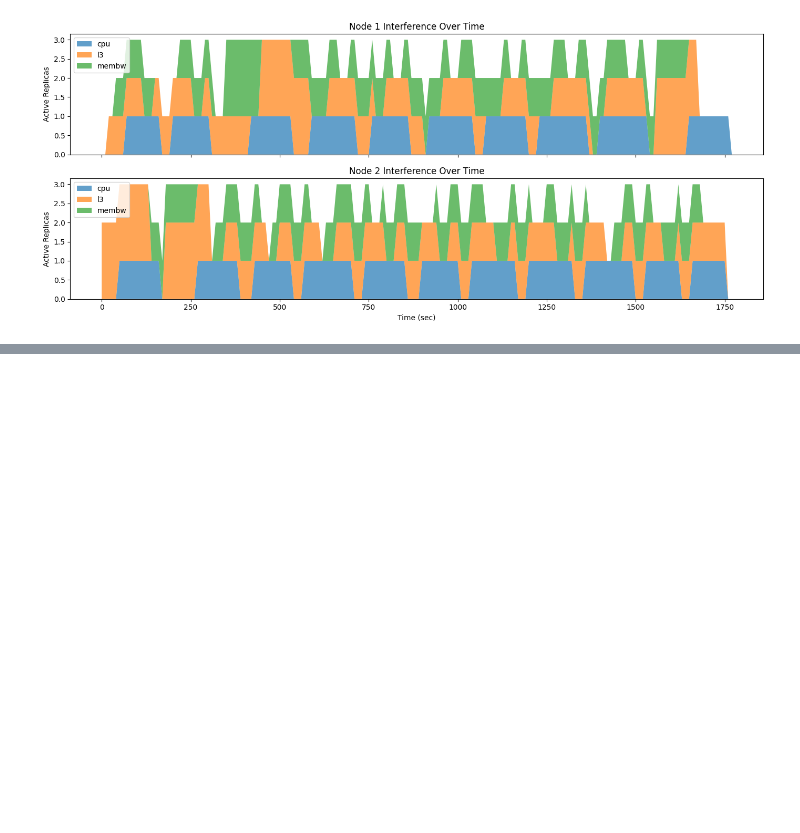
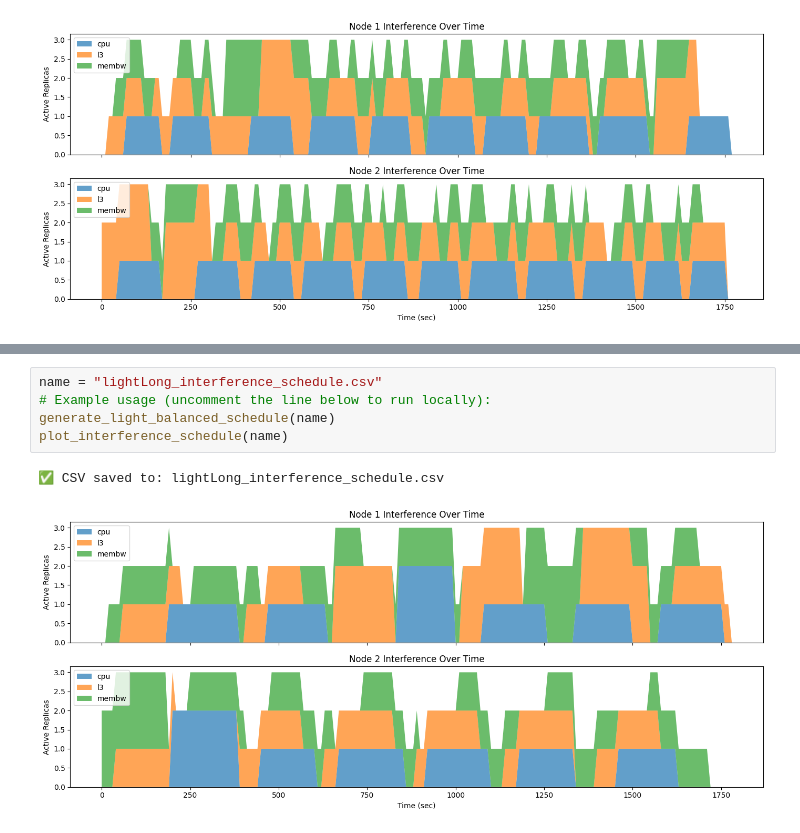
Before and after one commit to georgakopoulosgeo/Interference_Thesis_NTUA, a Jupyter notebook: interference_injection/interference_schedules/show_interference_injection.ipynb, the cells around one changed output, grey strips where cells are left out. Saved outputs shown, nothing was run; the diff lists cells and outputs as text; blank space fills up the shorter version.

Commit message:
light long

```diff
--- a/interference_injection/interference_schedules/show_interference_injection.ipynb
+++ b/interference_injection/interference_schedules/show_interference_injection.ipynb
@@ -400,0 +501,8 @@ plot_interference_schedule(name)
+# %%
+name = "lightLong_interference_schedule.csv"
+# Example usage (uncomment the line below to run locally):
+generate_light_balanced_schedule(name)
+plot_interference_schedule(name)
+# %% [output]
+✅ CSV saved to: lightLong_interference_schedule.csv
+[figure, added]
```
Also changed, not shown: parts of 2 cells of this notebook, 16 other files.
